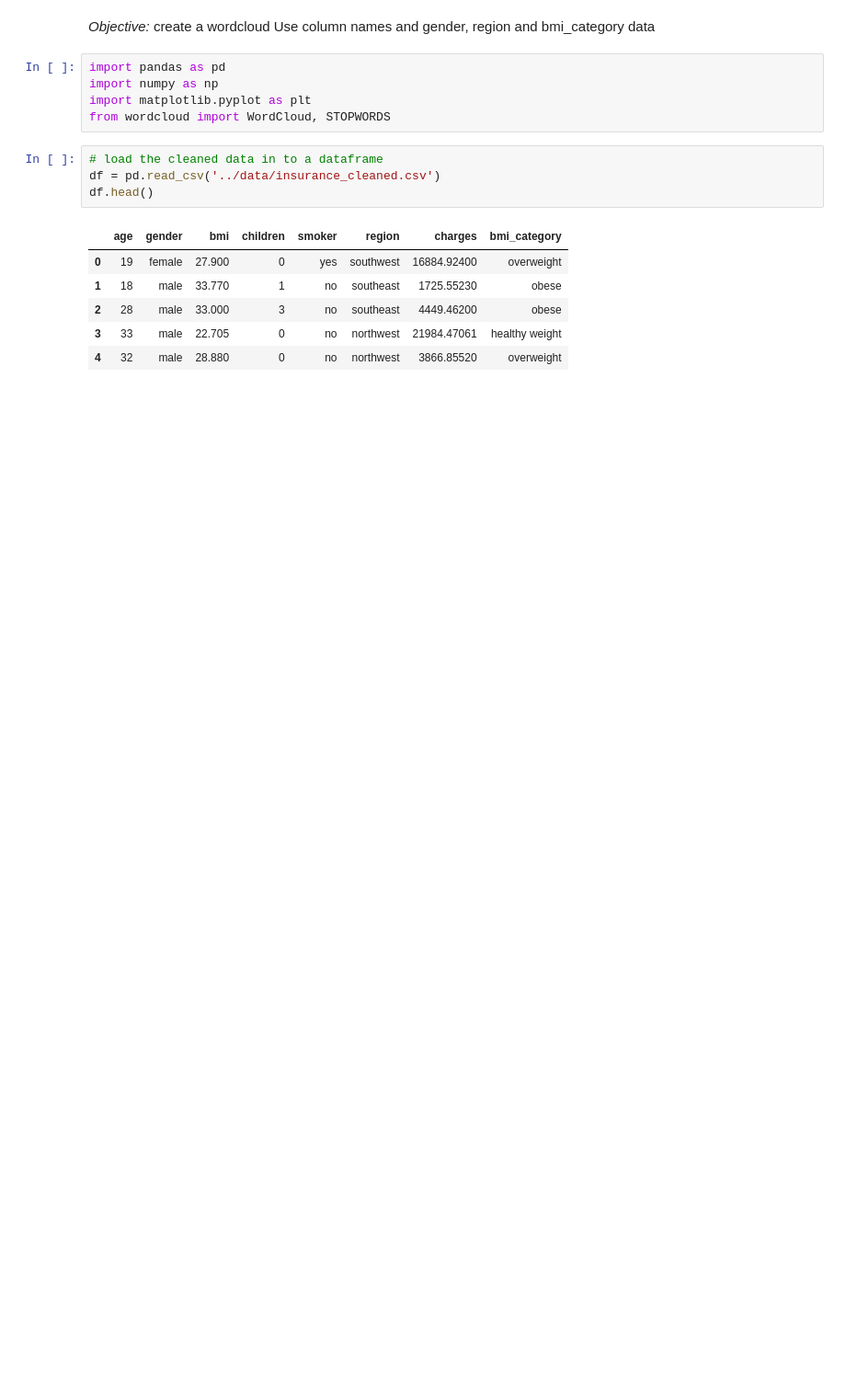
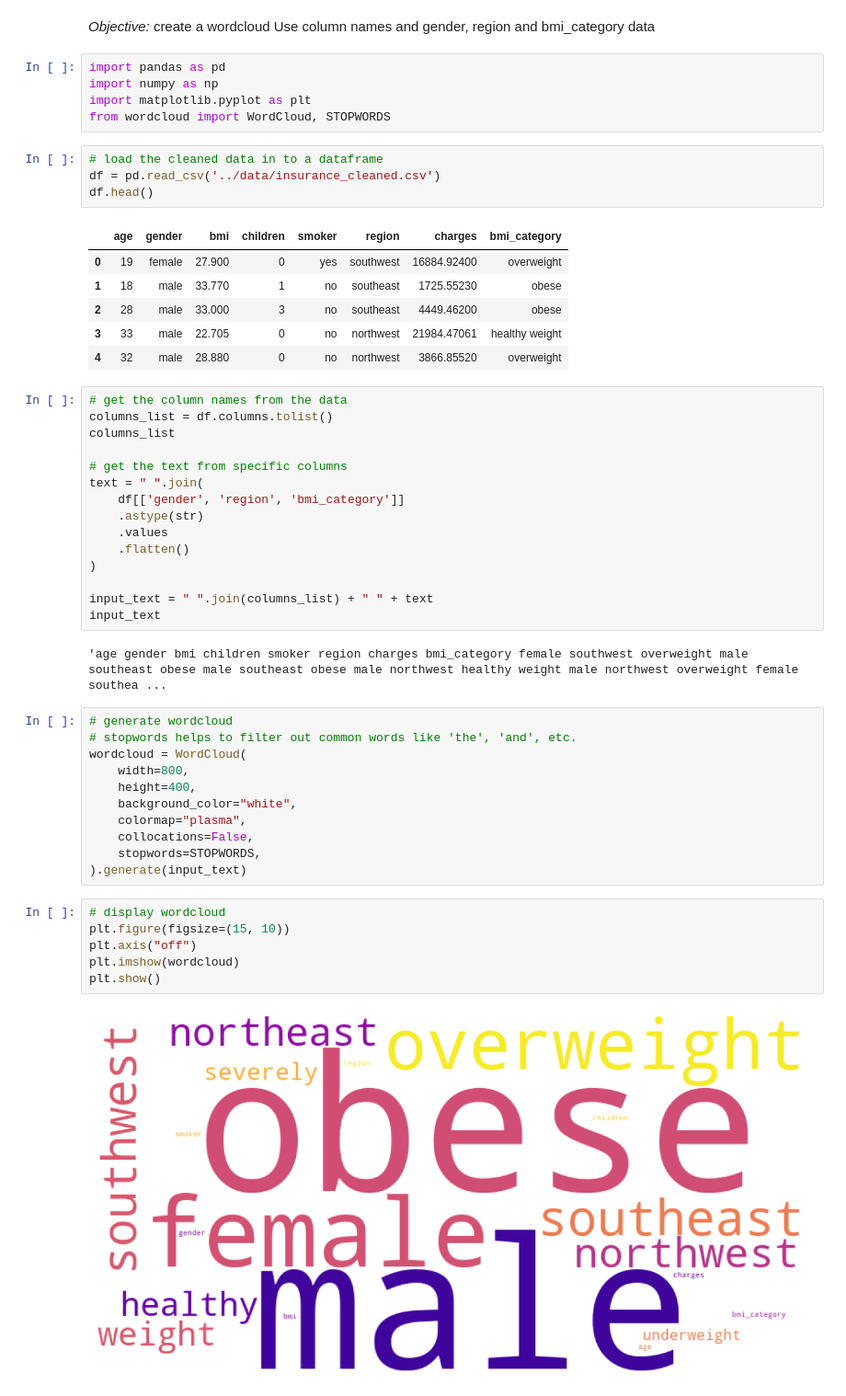
Before and after one commit to BethW83/health-insurance-project-1, a Jupyter notebook: jupyter_notebooks/wordcloud.ipynb, the cells around one changed output. Shown at 92% size. Saved outputs shown, nothing was run; the diff lists cells and outputs as text; blank space fills up the shorter version.

Commit message:
update wordcloud notebook

```diff
--- a/jupyter_notebooks/wordcloud.ipynb
+++ b/jupyter_notebooks/wordcloud.ipynb
@@ -17,3 +17,39 @@ df.head()
 | 2 | 28 | male | 33.000 | 3 | no | southeast | 4449.46200 | obese |
 | 3 | 33 | male | 22.705 | 0 | no | northwest | 21984.47061 | healthy weight |
 | 4 | 32 | male | 28.880 | 0 | no | northwest | 3866.85520 | overweight |
+# %%
+# get the column names from the data
+columns_list = df.columns.tolist()
+columns_list
+
+# get the text from specific columns
+text = " ".join(
+    df[['gender', 'region', 'bmi_category']]
+    .astype(str)
+    .values
+    .flatten()
+)
+
+input_text = " ".join(columns_list) + " " + text
+input_text
+# %% [output]
+'age gender bmi children smoker region charges bmi_category female southwest overweight male southeast obese male southeast obese male northwest healthy weight male northwest overweight female southea ...
+# %%
+# generate wordcloud
+# stopwords helps to filter out common words like 'the', 'and', etc.
+wordcloud = WordCloud(
+    width=800,
+    height=400,
+    background_color="white",
+    colormap="plasma",
+    collocations=False,
+    stopwords=STOPWORDS,
+).generate(input_text)
+# %%
+# display wordcloud
+plt.figure(figsize=(15, 10))
+plt.axis("off")
+plt.imshow(wordcloud)
+plt.show()
+# %% [output]
+[figure, added]
```
